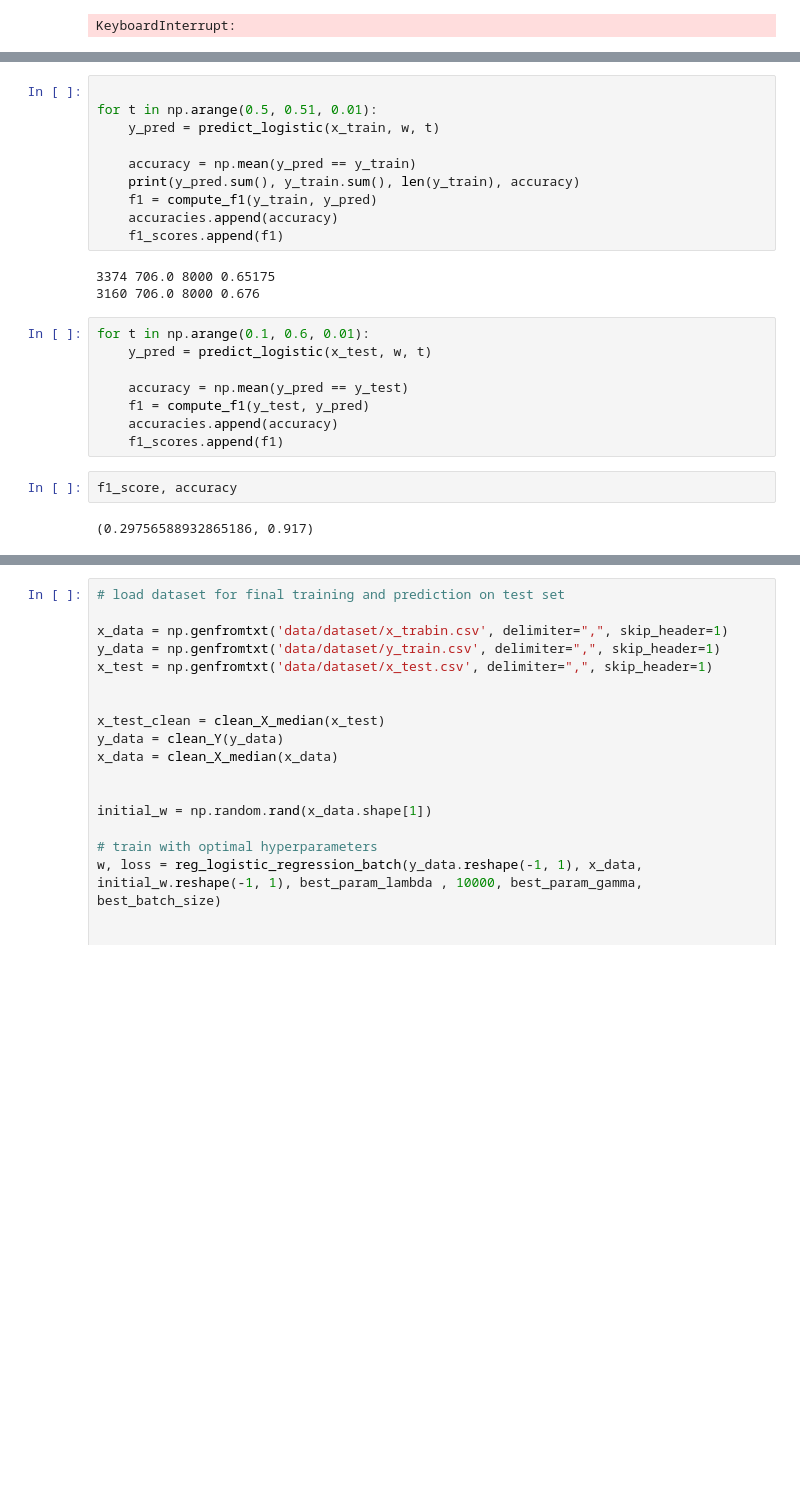
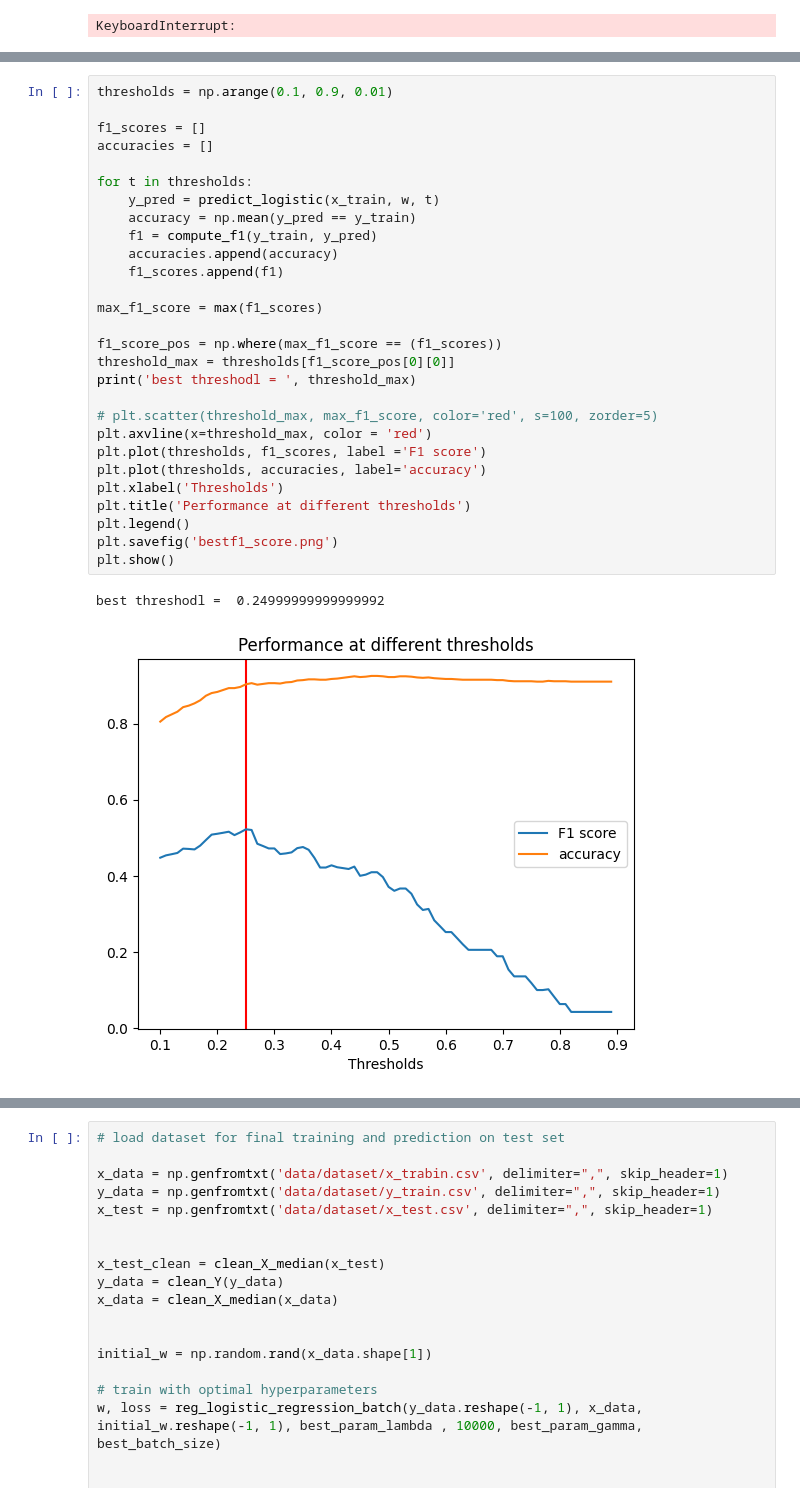
Before and after one commit to stefanoviel/ML_project_1, a Jupyter notebook: run_final.ipynb, the cells around one changed output, grey strips where cells are left out. Cells and saved outputs as stored; diff of their text form; blank space fills up the shorter version.

Commit message:
charts

```diff
--- a/run_final.ipynb
+++ b/run_final.ipynb
@@ -149,25 +130,31 @@ print (compute_f1(y_test, y_pred), np.mean(y_pred == y_test))
-# %%
-
-for t in np.arange(0.5, 0.51, 0.01):
-    y_pred = predict_logistic(x_train, w, t)
-
-    accuracy = np.mean(y_pred == y_train)
-    print(y_pred.sum(), y_train.sum(), len(y_train), accuracy)
-    f1 = compute_f1(y_train, y_pred)
-    accuracies.append(accuracy)
-    f1_scores.append(f1)
-# %% [output]
-3374 706.0 8000 0.65175
-3160 706.0 8000 0.676
-# %%
-for t in np.arange(0.1, 0.6, 0.01):
-    y_pred = predict_logistic(x_test, w, t)
-
-    accuracy = np.mean(y_pred == y_test)
-    f1 = compute_f1(y_test, y_pred)
-    accuracies.append(accuracy)
-    f1_scores.append(f1)
-# %%
-f1_score, accuracy
-# %% [output]
-(0.29756588932865186, 0.917)
+# %%
+thresholds = np.arange(0.1, 0.9, 0.01)
+
+f1_scores = []
+accuracies = []
+
+for t in thresholds:
+    y_pred = predict_logistic(x_train, w, t)
+    accuracy = np.mean(y_pred == y_train)
+    f1 = compute_f1(y_train, y_pred)
+    accuracies.append(accuracy)
+    f1_scores.append(f1)
+
+max_f1_score = max(f1_scores)
+
+f1_score_pos = np.where(max_f1_score == (f1_scores))
+threshold_max = thresholds[f1_score_pos[0][0]]
+print('best threshodl = ', threshold_max)
+
+# plt.scatter(threshold_max, max_f1_score, color='red', s=100, zorder=5)
+plt.axvline(x=threshold_max, color = 'red')
+plt.plot(thresholds, f1_scores, label ='F1 score')
+plt.plot(thresholds, accuracies, label='accuracy')
+plt.xlabel('Thresholds')
+plt.title('Performance at different thresholds')
+plt.legend()
+plt.savefig('bestf1_score.png')
+plt.show()
+# %% [output]
+best threshodl =  0.24999999999999992
+[figure, added]
```
Also changed, not shown: parts of 7 cells of this notebook, 1 other file.
